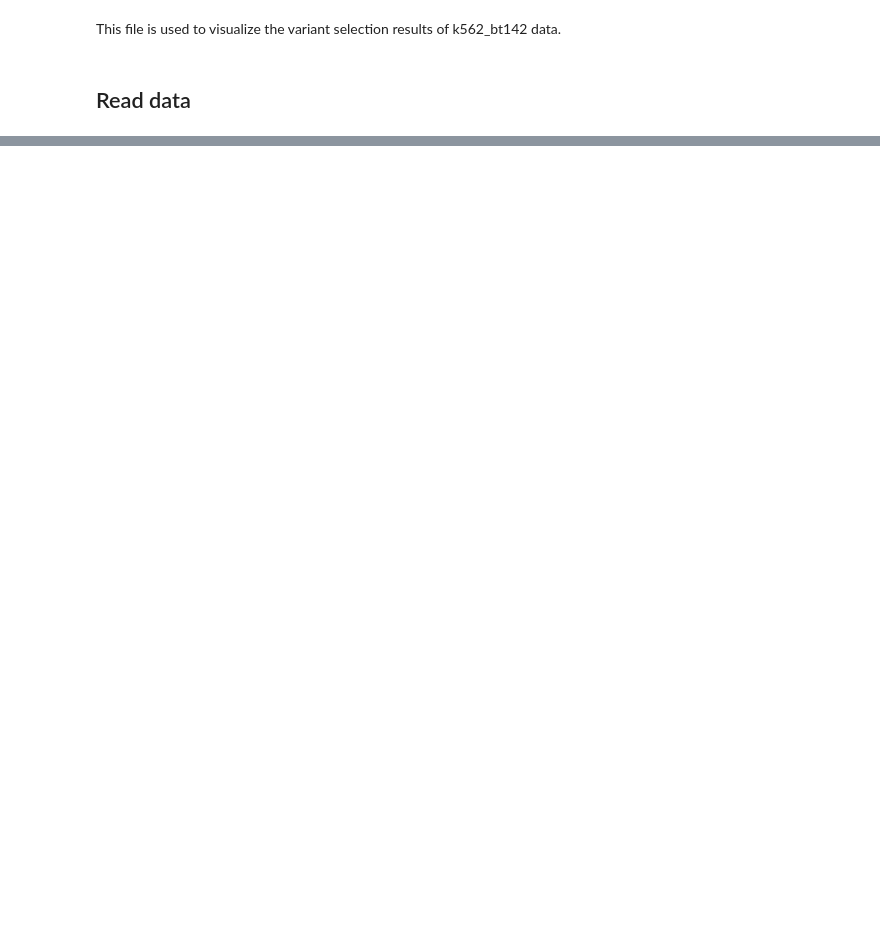
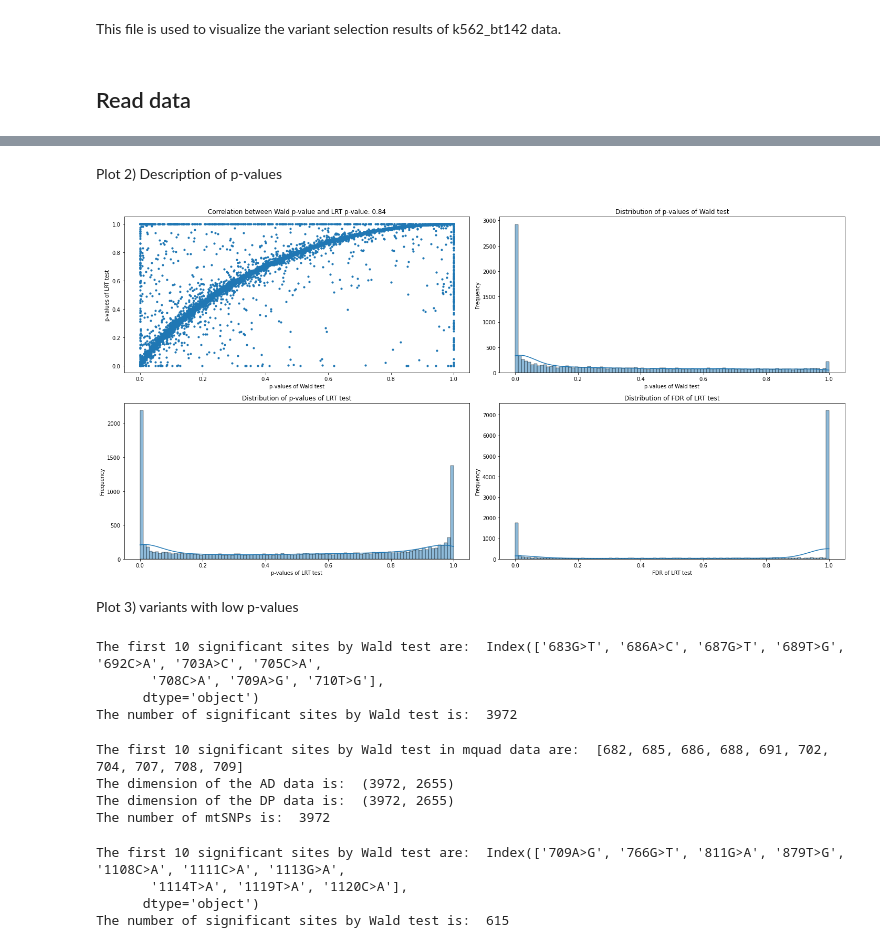
Before and after one commit to linxy29/civet_analysis, a Jupyter notebook: k562_bt142_plots.ipynb, the cells around one changed output, grey strips where cells are left out. Cells and saved outputs as stored; diff of their text form; code cells hidden in the pictures; blank space fills up the shorter version.

```diff
--- a/k562_bt142_plots.ipynb
+++ b/k562_bt142_plots.ipynb
@@ -30,0 +16,7 @@ allele_freq_matrix.shape[0]
+# %%
+## read p-value data
+folder_path = "/home/linxy29/data/maester/maester_paper/k562_bt142/variant_selection/fixed_effect/"
+res_name = "trimmed_starsolo_chrM_cellSNP0"
+res = pd.read_csv(folder_path + res_name + "_res.csv", index_col=0)
+print("The dimension of the p-value data is: ", res.shape)
+print(res.head())
@@ -47,0 +175,60 @@ vireoSNP.plot.anno_heat(allele_freq_matrix, col_anno=cell_label, col_order_ids=i
+# %% [markdown]
+Plot 2) Description of p-values
+# %%
+# Create a figure with four subplots
+fig, axes = plt.subplots(2, 2, figsize=(20, 10))
+
+# Plot the dot plot of the p-values in the first subplot
+axes[0,0].scatter(res['Wald_pval'], res['LRT_pval'], s=10)  # Increased the size for better visibility
+axes[0,0].set_xlabel('p-values of Wald test')
+axes[0,0].set_ylabel('p-values of LRT test')
+correlation = res['Wald_pval'].corr(res['LRT_pval'])
+axes[0,0].set_title(f'Correlation between Wald p-value and LRT p-value: {correlation:.2f}')
+
+# Plot the distribution of res['Wald_pval'] in the second subplot
+sns.histplot(res['Wald_pval'], bins=100, kde=True, ax=axes[0,1])
+axes[0,1].set_xlabel('p-values of Wald test')
+axes[0,1].set_ylabel('Frequency')
+axes[0,1].set_title('Distribution of p-values of Wald test')
+
+# Plot the distribution of res['LRT_pval'] in the third subplot
+sns.histplot(res['LRT_pval'], bins=100, kde=True, ax=axes[1,0])
+axes[1,0].set_xlabel('p-values of LRT test')
+axes[1,0].set_ylabel('Frequency')
+axes[1,0].set_title('Distribution of p-values of LRT test')
+
+# Plot the distribution of res['LR_fdr'] in the fourth subplot
+sns.histplot(res['LRT_fdr'], bins=100, kde=True, ax=axes[1,1])
+axes[1,1].set_xlabel('FDR of LRT test')
+axes[1,1].set_ylabel('Frequency')
+axes[1,1].set_title('Distribution of FDR of LRT test')
+
+# Show the plot
+plt.tight_layout()
+plt.show()
+# %% [output]
+[figure, added]
+# %% [markdown]
+Plot 3) variants with low p-values
+# %%
+## get the variants where walde p-value is less than 0.05
+sig_wald = res[res['Wald_pval'] < 0.05].index
+print("The first 10 significant sites by Wald test are: ", sig_wald[:10])
+print("The number of significant sites by Wald test is: ", len(sig_wald))
+# %% [output]
+The first 10 significant sites by Wald test are:  Index(['683G>T', '686A>C', '687G>T', '689T>G', '692C>A', '703A>C', '705C>A',
+       '708C>A', '709A>G', '710T>G'],
+      dtype='object')
+The number of significant sites by Wald test is:  3972
+# %%
+sig_wald_mquad_index = [k562bt142_mquad.variants.index(item) for item in sig_wald]
+sig_wald_variants_mquad = select_mquad(k562bt142_mquad, include_indices= sig_wald_mquad_index, include_cell=include_cell_index)
+write_mquad(sig_wald_variants_mquad, "/home/linxy29/data/maester/maester_paper/k562_bt142/maester/trimmed_starsolo_chrM_cellSNP0_WaldVariant_paperCell")
+print("The dimension of the AD data is: ", sig_wald_variants_mquad.ad.shape)
+print("The dimension of the DP data is: ", sig_wald_variants_mquad.dp.shape)
+print("The number of mtSNPs is: ", len(sig_wald_variants_mquad.variants))
+# %% [output]
+The first 10 significant sites by Wald test in mquad data are:  [682, 685, 686, 688, 691, 702, 704, 707, 708, 709]
+The dimension of the AD data is:  (3972, 2655)
+The dimension of the DP data is:  (3972, 2655)
+The number of mtSNPs is:  3972
@@ -47,0 +238,9 @@ vireoSNP.plot.anno_heat(allele_freq_matrix, col_anno=cell_label, col_order_ids=i
+# %%
+sig_wald = res[res['Wald_pval'] == 0].index
+print("The first 10 significant sites by Wald test are: ", sig_wald[:10])
+print("The number of significant sites by Wald test is: ", len(sig_wald))
+# %% [output]
+The first 10 significant sites by Wald test are:  Index(['709A>G', '766G>T', '811G>A', '879T>G', '1108C>A', '1111C>A', '1113G>A',
+       '1114T>A', '1119T>A', '1120C>A'],
+      dtype='object')
+The number of significant sites by Wald test is:  615
```
Also changed, not shown: parts of 27 cells of this notebook, 3 other files.
